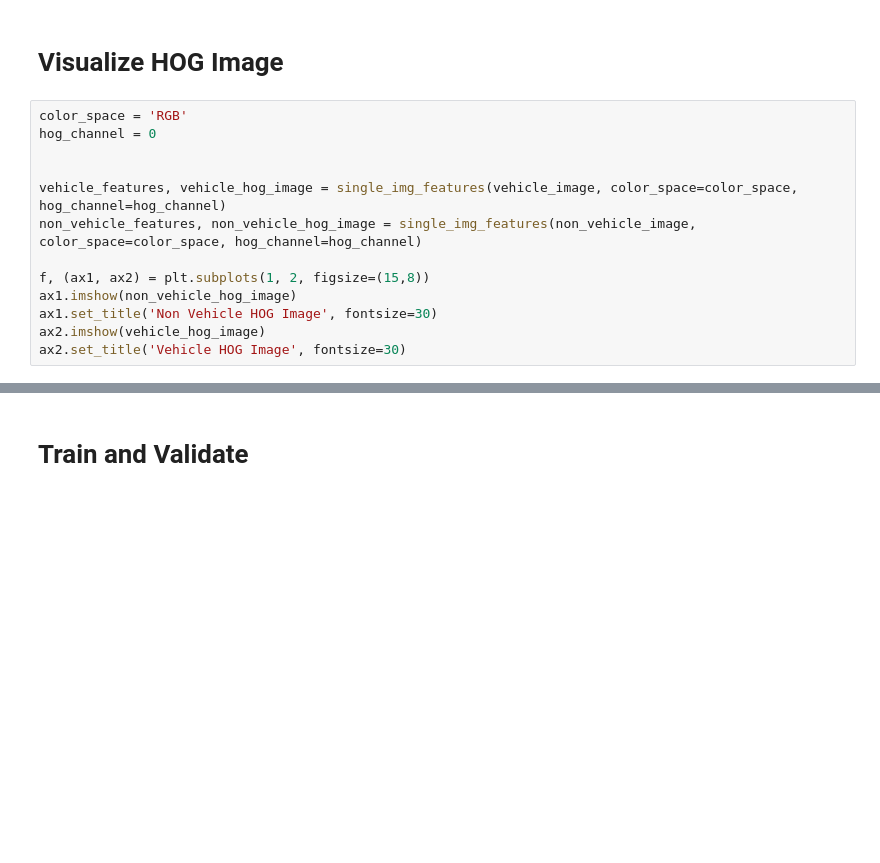
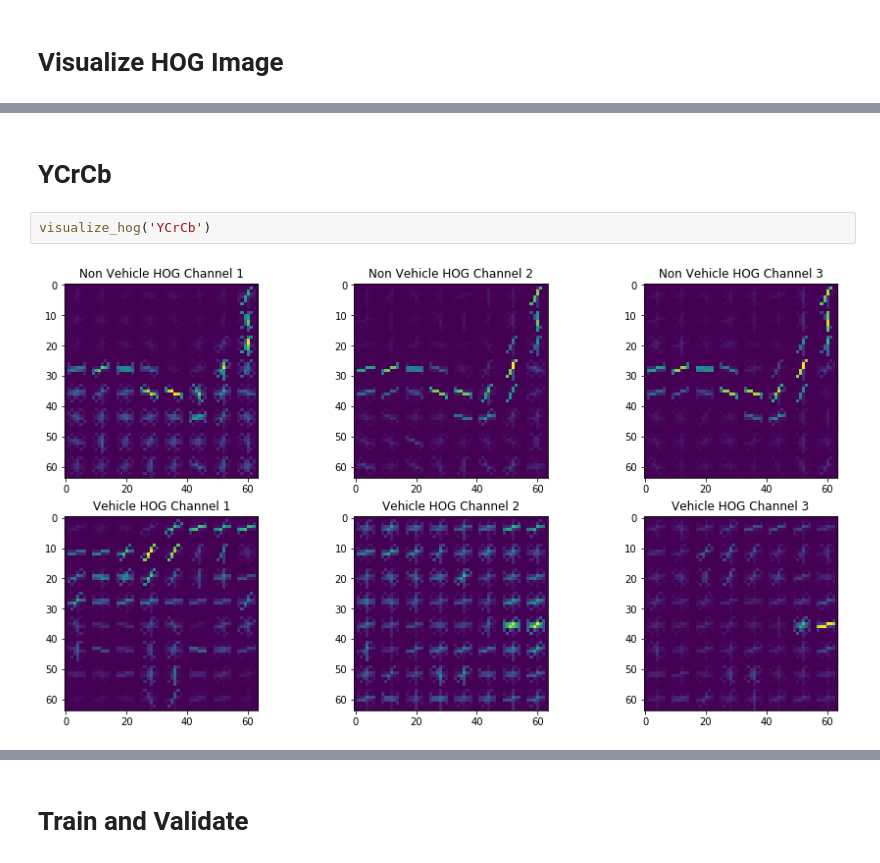
Before and after one commit to blown302/CarND-Vehicle-Detection, a Jupyter notebook: Vehicle-Detection.ipynb, the cells around one changed output, grey strips where cells are left out. Drawn from its saved outputs; the diff is of its cells as text; blank space fills up the shorter version.

```diff
--- a/Vehicle-Detection.ipynb
+++ b/Vehicle-Detection.ipynb
@@ -282,15 +393,2 @@ Text(0.5,1,'Vehicle Image')
 # %% [markdown]
 # Visualize HOG Image
-# %%
-color_space = 'RGB'
-hog_channel = 0
-
-
-vehicle_features, vehicle_hog_image = single_img_features(vehicle_image, color_space=color_space, hog_channel=hog_channel)
-non_vehicle_features, non_vehicle_hog_image = single_img_features(non_vehicle_image, color_space=color_space, hog_channel=hog_channel)
-
-f, (ax1, ax2) = plt.subplots(1, 2, figsize=(15,8))
-ax1.imshow(non_vehicle_hog_image)
-ax1.set_title('Non Vehicle HOG Image', fontsize=30)
-ax2.imshow(vehicle_hog_image)
-ax2.set_title('Vehicle HOG Image', fontsize=30)
@@ -299,0 +451,6 @@ Text(0.5,1,'Vehicle HOG Image')
+# %% [markdown]
+# YCrCb
+# %%
+visualize_hog('YCrCb')
+# %% [output]
+[figure, added]
```
Also changed, not shown: parts of 23 cells of this notebook.
